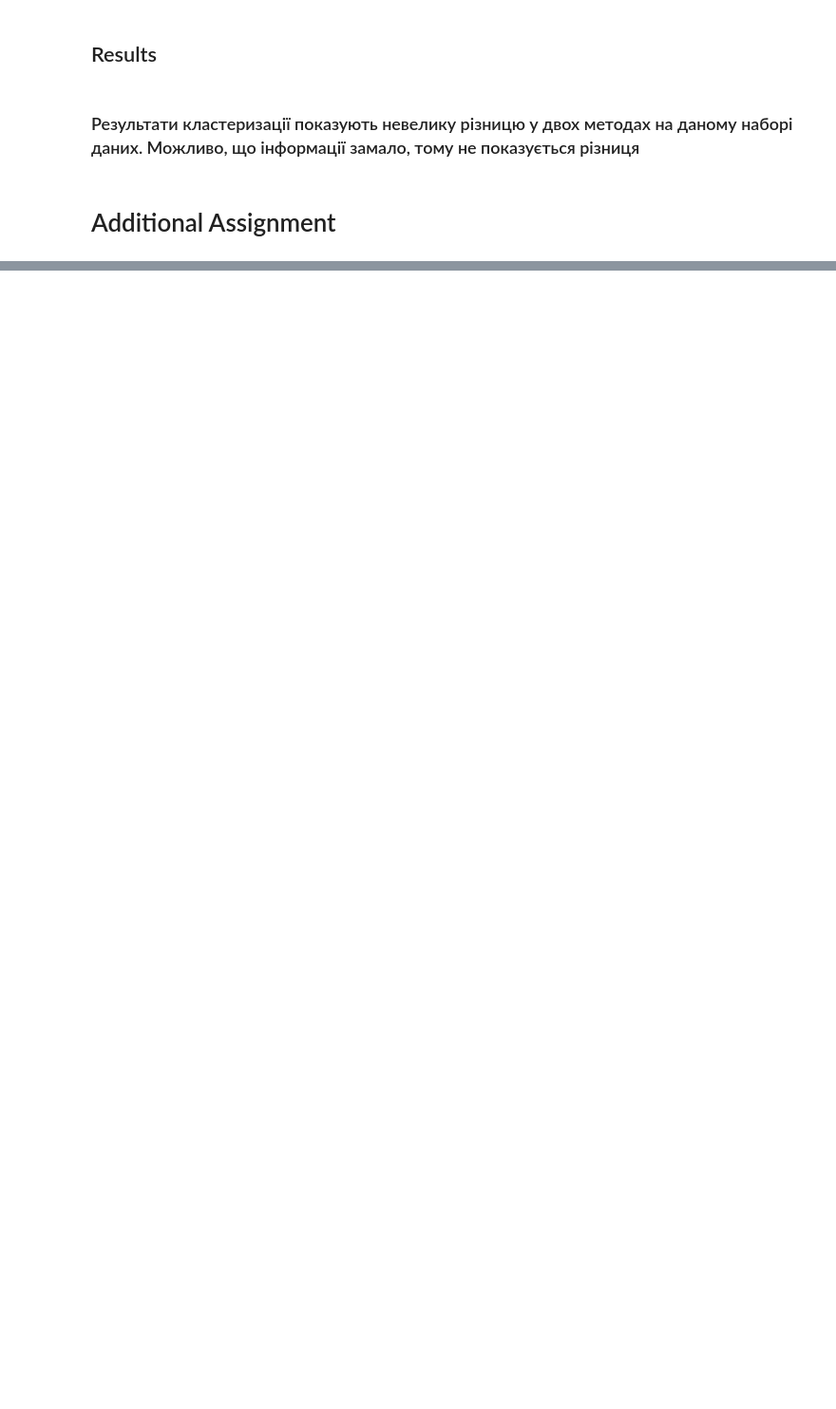
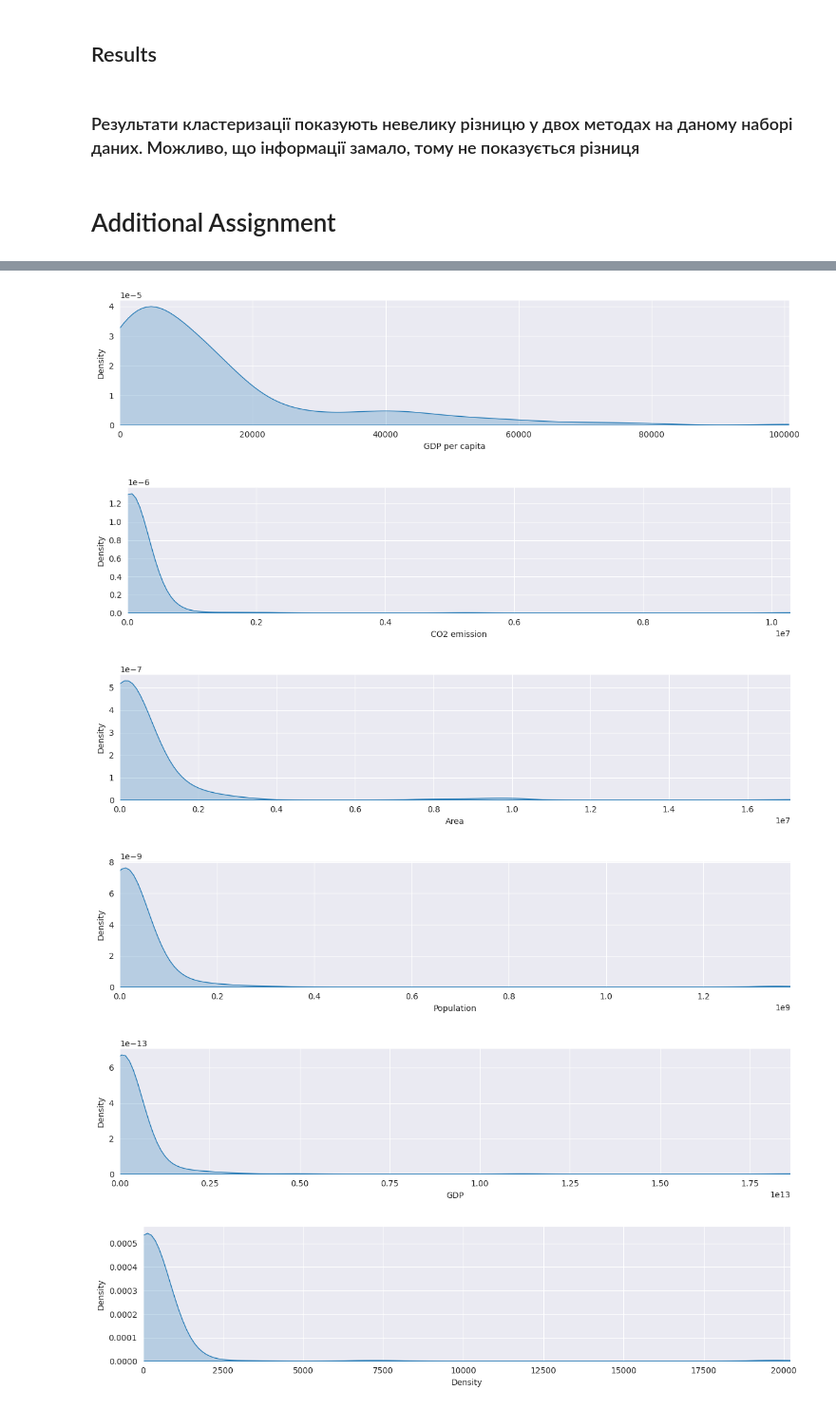
Before and after one commit to SideShowBoBGOT/DataAnalysisFourthSemester, a Jupyter notebook: Lab6/main.ipynb, the cells around one changed output, grey strips where cells are left out. Shown at 95% size. Saved outputs shown, nothing was run; the diff lists cells and outputs as text; code cells hidden in the pictures; blank space fills up the shorter version.

```diff
--- a/Lab6/main.ipynb
+++ b/Lab6/main.ipynb
@@ -336,0 +365,21 @@ fig.show()
+# %%
+data_path = 'data/Data2.csv'
+df = read_dataset(data_path, sep=';')
+
+df['Population'] = df['Populatiion']
+df = df.drop(['Populatiion'], axis=1)
+
+numeric_cols = df.columns[2:]
+
+for column_name in numeric_cols:
+    replace_comma_with_dots(df, column_name)
+    convert_column_to_float(df, column_name)
+    replace_nan_with_mean(df, column_name)
+    convert_float_with_positive(df, column_name)
+    print(column_name, df[column_name].dtype)
+
+## density column
+df['GDP'] = df['GDP per capita'] * df['Population']
+
+df['Density'] = df['Population'] / df['Area']
+df.head(10)
@@ -336,0 +404,3 @@ fig.show()
+# %%
+factors = df.columns.values.tolist()
+factors = [f for f in factors if f not in ['Region', 'Country Name']]
@@ -336,0 +409,14 @@ fig.show()
+# %%
+for column_name in factors:
+    fig = sns.FacetGrid(df, aspect=4)
+    fig.map(sns.kdeplot, column_name, fill=True)
+    oldest = df[column_name].max()
+    fig.set(xlim=(0, oldest))
+    fig.add_legend()
+# %% [output]
+[figure, added]
+[figure, added]
+[figure, added]
+[figure, added]
+[figure, added]
+[figure, added]
```
Also changed, not shown: parts of 19 cells of this notebook, 4 other files.
